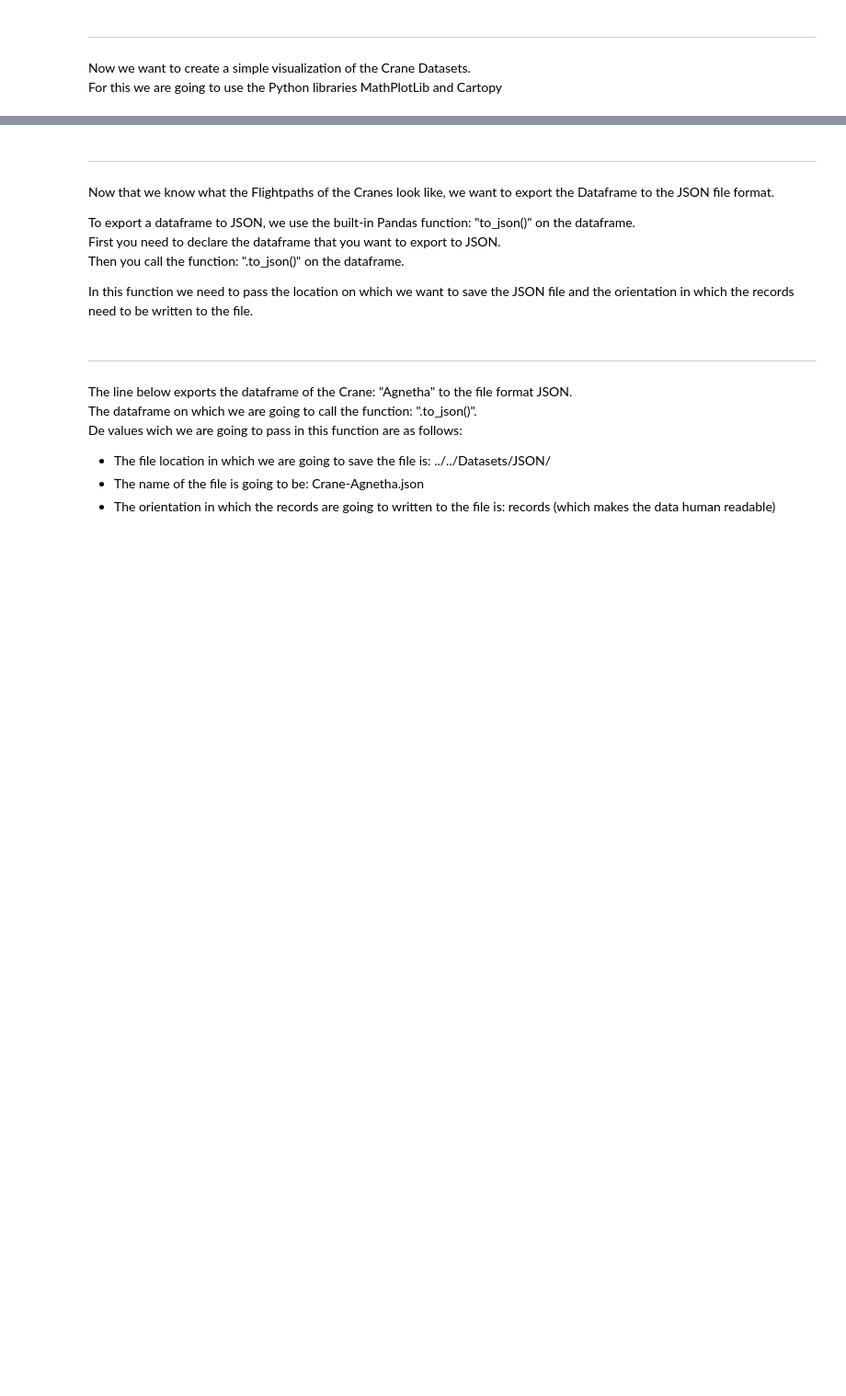
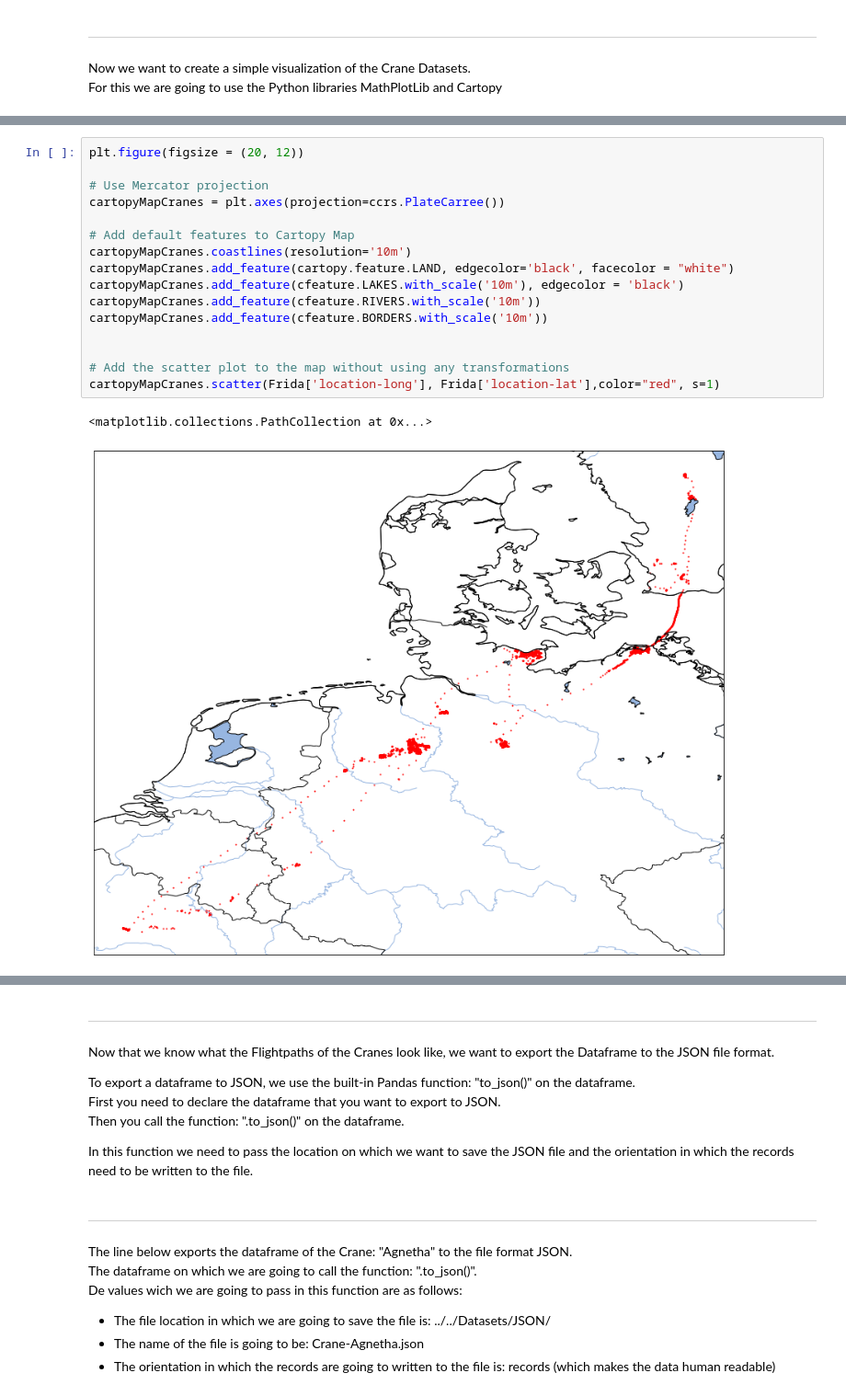
Before and after one commit to The-GeoStack-Project/GeoStack-Workshop, a Jupyter notebook: Geostack-Workshop-Content/Part-1-Data-processing/Notebooks/Solution/Solution-Data-processing.ipynb, the cells around one changed output, grey strips where cells are left out. Shown: that part at 92% size. Drawn from its saved outputs; the diff is of its cells as text; blank space fills up the shorter version.

```diff
--- a/Geostack-Workshop-Content/Part-1-Data-processing/Notebooks/Solution/Solution-Data-processing.ipynb
+++ b/Geostack-Workshop-Content/Part-1-Data-processing/Notebooks/Solution/Solution-Data-processing.ipynb
@@ -299,0 +319,19 @@ cartopyMapCranes.scatter(Cajsa['location-long'], Cajsa['location-lat'],color="gr
+# %%
+plt.figure(figsize = (20, 12))
+
+# Use Mercator projection
+cartopyMapCranes = plt.axes(projection=ccrs.PlateCarree())
+
+# Add default features to Cartopy Map
+cartopyMapCranes.coastlines(resolution='10m')
+cartopyMapCranes.add_feature(cartopy.feature.LAND, edgecolor='black', facecolor = "white")
+cartopyMapCranes.add_feature(cfeature.LAKES.with_scale('10m'), edgecolor = 'black')
+cartopyMapCranes.add_feature(cfeature.RIVERS.with_scale('10m'))
+cartopyMapCranes.add_feature(cfeature.BORDERS.with_scale('10m'))
+
+
+# Add the scatter plot to the map without using any transformations
+cartopyMapCranes.scatter(Frida['location-long'], Frida['location-lat'],color="red", s=1)
+# %% [output]
+<matplotlib.collections.PathCollection at 0x...>
+[figure, added]
```
Also changed, not shown: parts of 7 cells of this notebook, 1 other file.
